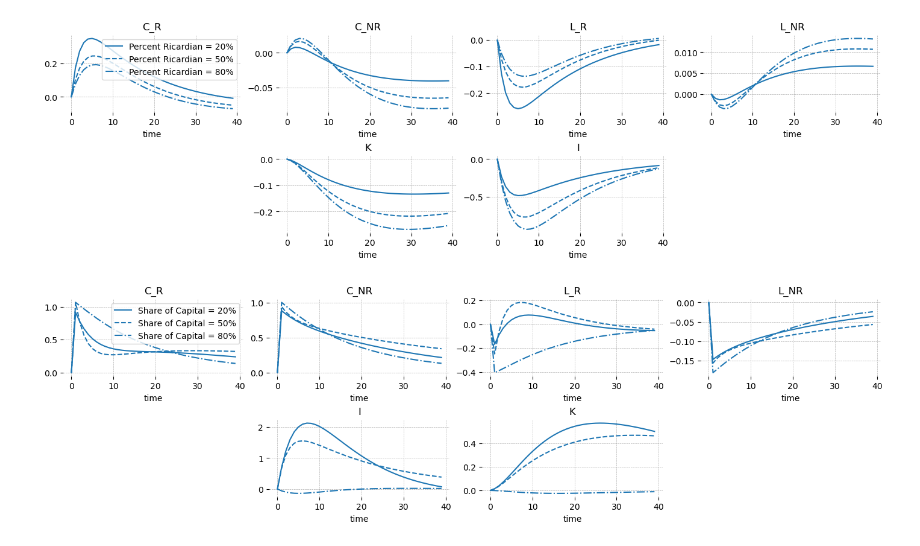
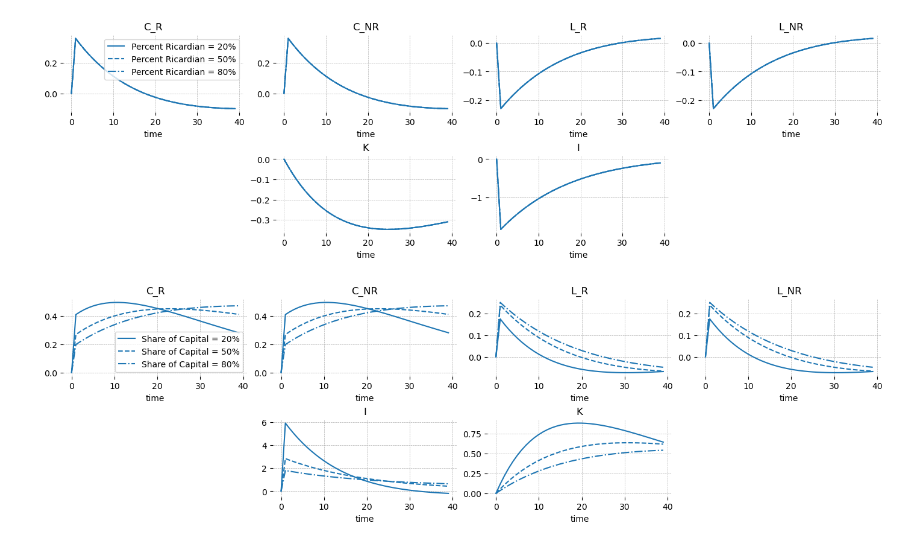
Before and after one commit to jessegrabowski/gEconpy, a Jupyter notebook: examples/Multiple Households.ipynb, the cells around one changed output. Drawn from its saved outputs; the diff is of its cells as text; code cells hidden in the pictures.

```diff
--- a/examples/Multiple Households.ipynb
+++ b/examples/Multiple Households.ipynb
@@ -3,7 +3,7 @@ import sympy as sp
 import gEconpy as ge
 import gEconpy.plotting as gp
 # %%
-mod = ge.model_from_gcn("../../../gEconpy/GCN Files/RBC_two_household_additive.gcn")
+mod = ge.model_from_gcn("../GCN Files/RBC_two_household.gcn")
 # %% [output]
 Model Building Complete.
 Found:
@@ -60,20 +51,20 @@ gp.plot_eigenvalues(mod, A=A, B=B, C=C, D=D);
 # %%
 gp.plot_irf(
     {
-        f"Percent Ricardian = {omega:0.0%}": ge.impulse_response_function(
+        f"Percent Ricardian = {alpha_L:0.0%}": ge.impulse_response_function(
             mod,
             shock_size={"epsilon_beta_R": 1.0},
             verbose=False,
-            omega=omega,
+            alpha_L=alpha_L,
             steady_state_kwargs={"how": "root", "verbose": False, "progressbar": False},
         )
-        for omega in [0.2, 0.5, 0.8]
+        for alpha_L in [0.2, 0.5, 0.8]
     },
     ["C_R", "C_NR", "L_R", "L_NR", "K", "I"],
     figsize=(14, 4),
 );
 # %% [output]
-[figure, old version]
+[figure, new version]
 # %%
 gp.plot_irf(
     {
@@ -90,4 +81,4 @@ gp.plot_irf(
     figsize=(14, 4),
 );
 # %% [output]
-[figure, old version]
+[figure, new version]
```
Also changed, not shown: parts of 4 cells of this notebook, 5 other files.
